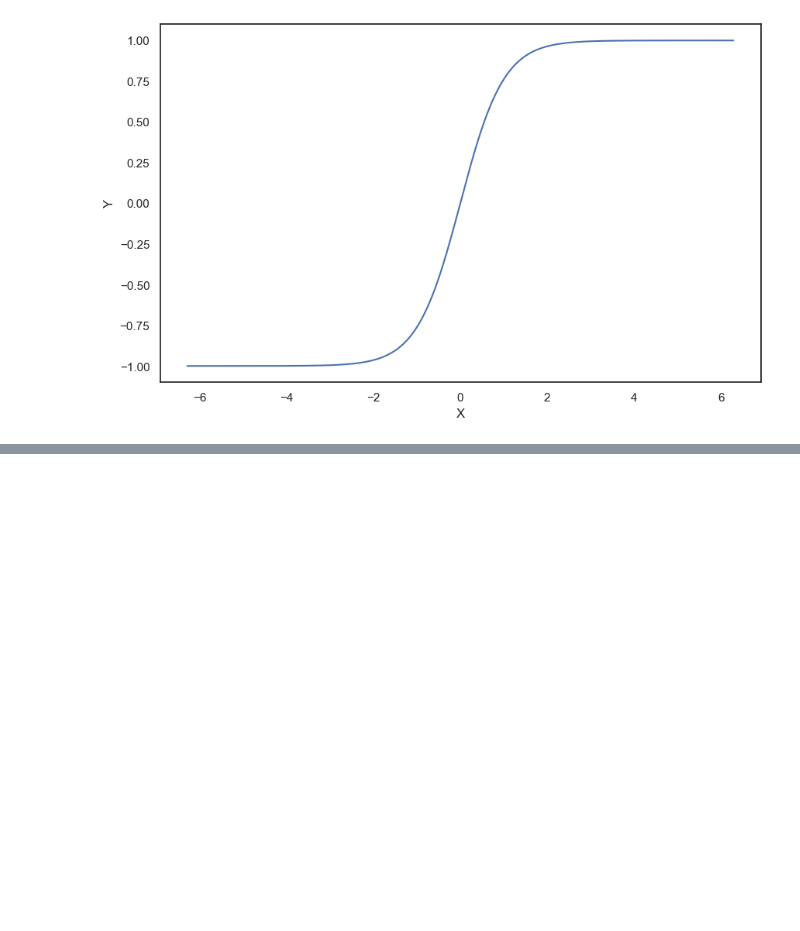
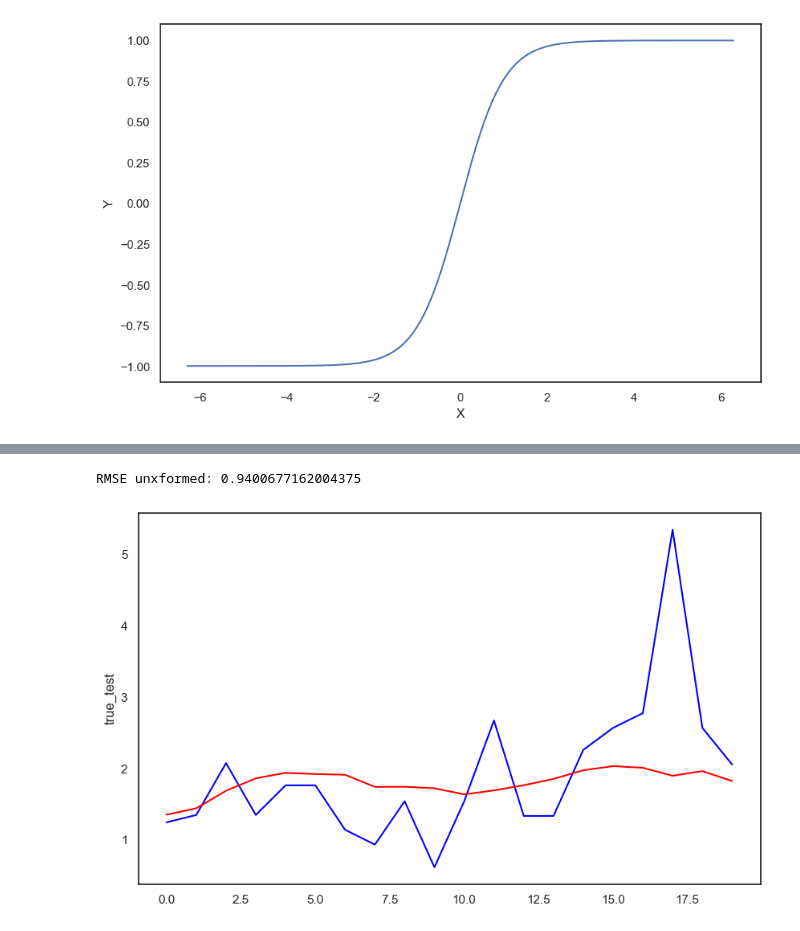
Before and after one commit to dillonallen92/ValleyFeverAnalysis_Cleaned, a Jupyter notebook: data/runs/fresno_Rat_Drought_baseline_2026-04-12_14-47-14_Winner/fresno_data_analysis.ipynb, the cells around one changed output, grey strips where cells are left out. Cells and saved outputs as stored; diff of their text form; code cells hidden in the pictures; blank space fills up the shorter version.

```diff
--- a/data/runs/fresno_Rat_Drought_baseline_2026-04-12_14-47-14_Winner/fresno_data_analysis.ipynb
+++ b/data/runs/fresno_Rat_Drought_baseline_2026-04-12_14-47-14_Winner/fresno_data_analysis.ipynb
@@ -173,0 +196,13 @@ Text(0, 0.5, 'Y')
+# %%
+# plotting the log1p re-transformed predictions
+unxformed_trues = np.exp(allxforms["true_test"]) - 1
+unxformed_preds = np.exp(allxforms["pred_test"]) - 1
+plotticks = np.arange(0, len(unxformed_trues), 1)
+
+plt.figure(figsize=(10,6))
+sns.lineplot(x=plotticks, y=unxformed_trues, color="blue")
+sns.lineplot(x=plotticks, y=unxformed_preds, color="red")
+print(f"RMSE unxformed: {np.sqrt(np.mean((unxformed_preds - unxformed_trues)**2))}")
+# %% [output]
+RMSE unxformed: 0.9400677162004375
+[figure, added]
```
Also changed, not shown: parts of 7 cells of this notebook, 1 other file.
